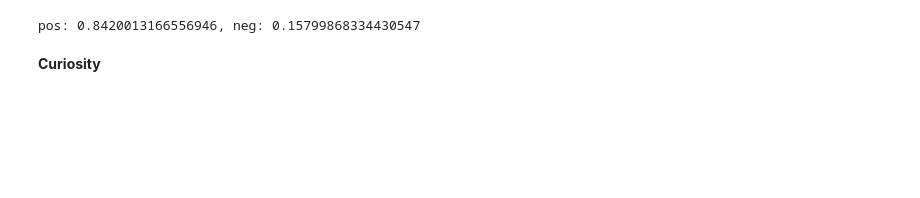
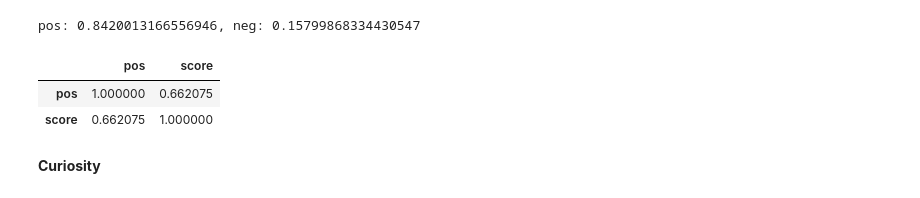
Before and after one commit to aleceress/datingapp_sentiment, a Jupyter notebook: bm25_bert.ipynb, the cells around one changed output. Cells and saved outputs as stored; diff of their text form; code cells hidden in the pictures; blank space fills up the shorter version.

```diff
--- a/bm25_bert.ipynb
+++ b/bm25_bert.ipynb
@@ -107,6 +126,12 @@ print(f"pos: {pos}, neg: {neg}")
 aspects_polarity = save_results("tinder", "friendship", aspects_polarity, pos, neg)
 # %% [output]
 pos: 0.8420013166556946, neg: 0.15799868334430547
+# %%
+friendship_polarities[["pos", "score"]].corr()
+# %% [output]
+|  | pos | score |
+| pos | 1.000000 | 0.662075 |
+| score | 0.662075 | 1.000000 |
 # %% [markdown]
 __Curiosity__
 # %%
```
Also changed, not shown: parts of 53 cells of this notebook, 1 other file.
